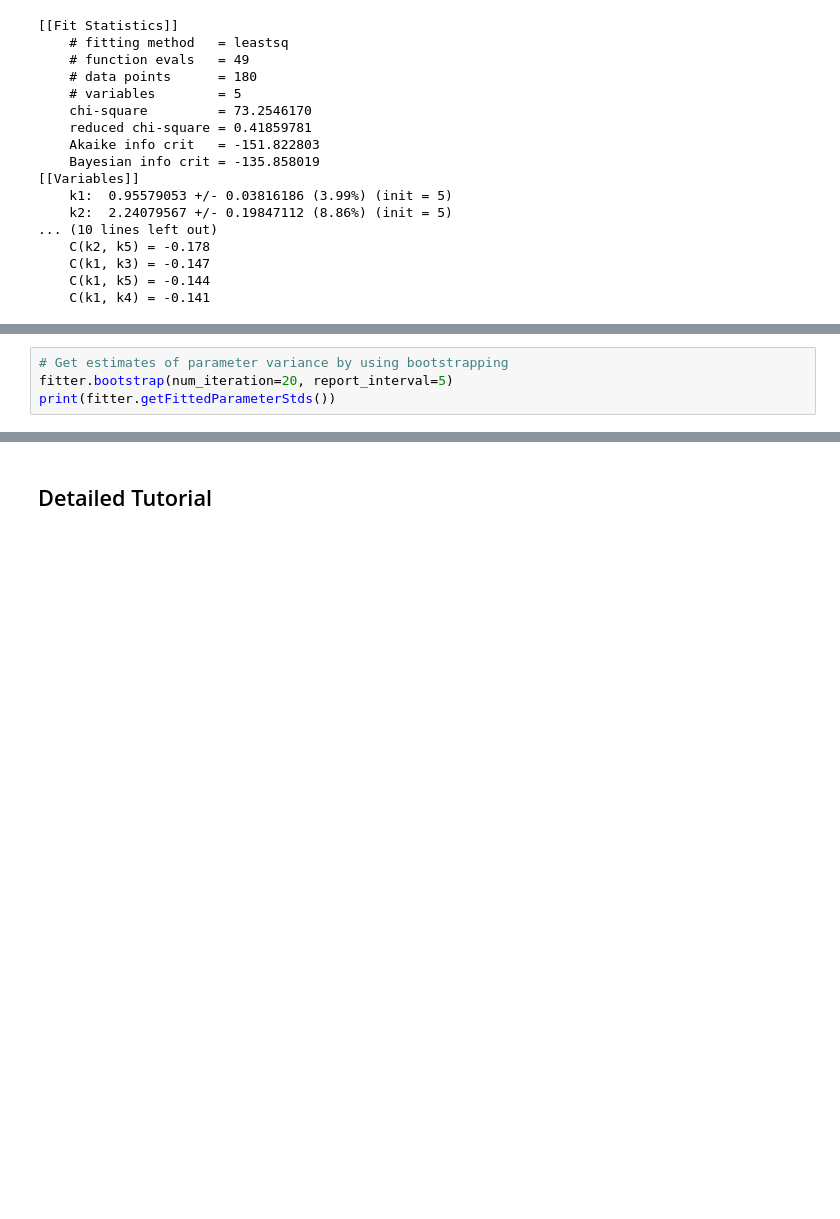
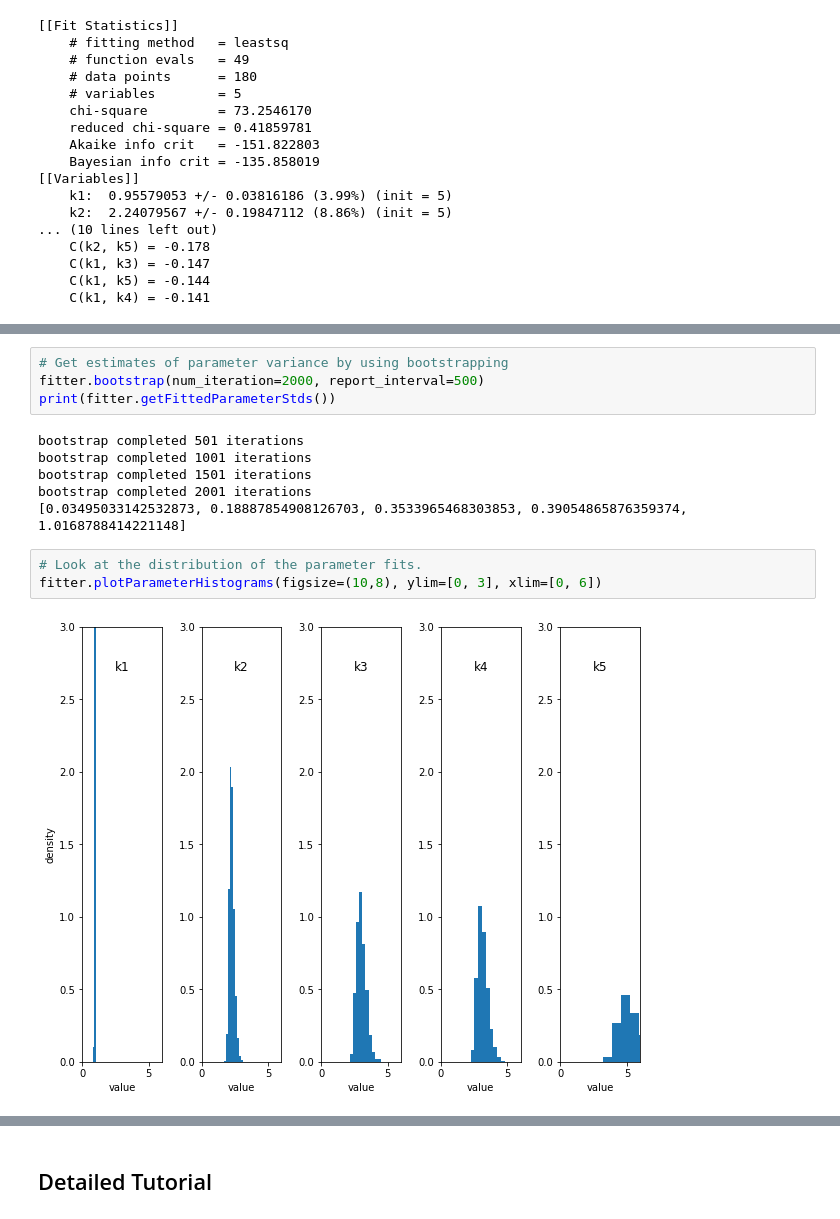
Before and after one commit to sys-bio/teUtils, a Jupyter notebook: teUtils/notebooks/Tutorial on Utilities for Model Fitting.ipynb, the cells around one changed output, grey strips where cells are left out. Saved outputs shown, nothing was run; the diff lists cells and outputs as text; blank space fills up the shorter version.

```diff
--- a/teUtils/notebooks/Tutorial on Utilities for Model Fitting.ipynb
+++ b/teUtils/notebooks/Tutorial on Utilities for Model Fitting.ipynb
@@ -75,4 +75,15 @@ fitter.plotResiduals(num_row=2, num_col=3)
 # %%
 # Get estimates of parameter variance by using bootstrapping
-fitter.bootstrap(num_iteration=20, report_interval=5)
+fitter.bootstrap(num_iteration=2000, report_interval=500)
 print(fitter.getFittedParameterStds())
+# %% [output]
+bootstrap completed 501 iterations
+bootstrap completed 1001 iterations
+bootstrap completed 1501 iterations
+bootstrap completed 2001 iterations
+[0.03495033142532873, 0.18887854908126703, 0.3533965468303853, 0.39054865876359374, 1.0168788414221148]
+# %%
+# Look at the distribution of the parameter fits.
+fitter.plotParameterHistograms(figsize=(10,8), ylim=[0, 3], xlim=[0, 6])
+# %% [output]
+[figure, added]
```
Also changed, not shown: parts of 34 cells of this notebook, 2 other files.
